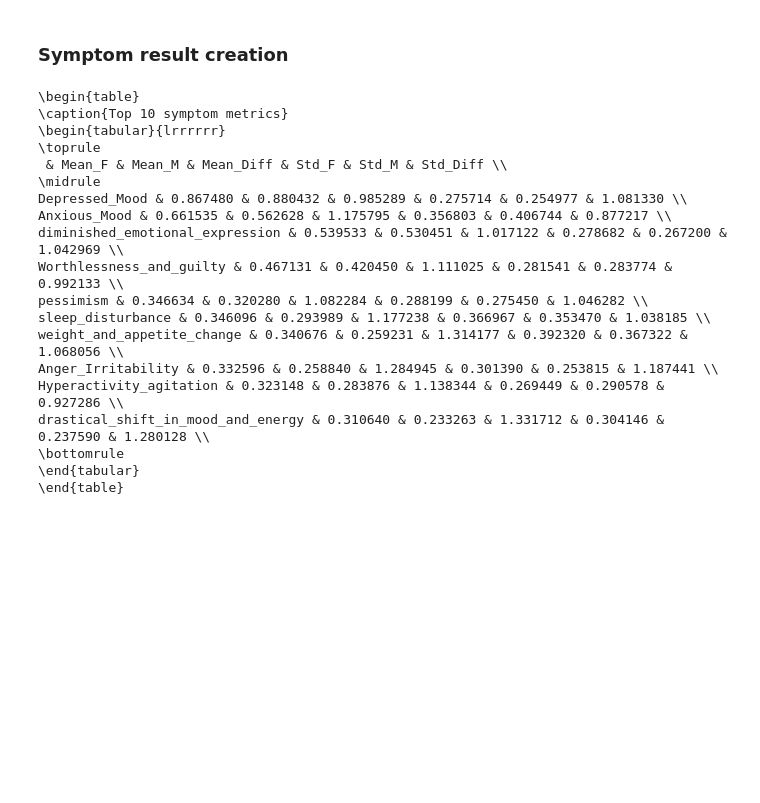
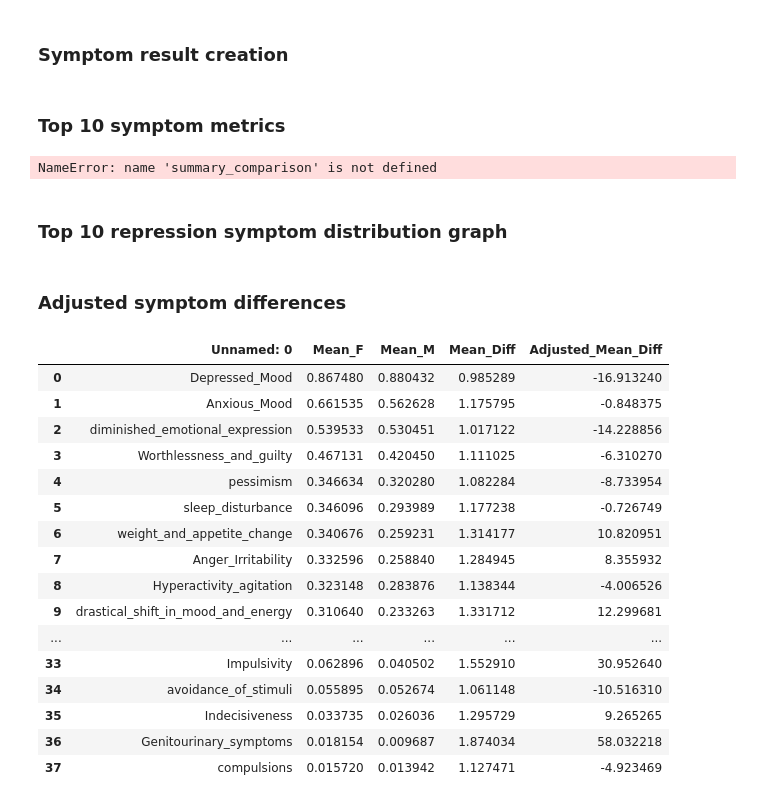
Before and after one commit to BramJanssen22/EMDD, a Jupyter notebook: D-vlog Result analysis/resultanalysis.ipynb, the cells around one changed output. Saved outputs shown, nothing was run; the diff lists cells and outputs as text; code cells hidden in the pictures; blank space fills up the shorter version.

Commit message:
Per symptom analysis as well as graphing updates

```diff
--- a/D-vlog Result analysis/resultanalysis.ipynb
+++ b/D-vlog Result analysis/resultanalysis.ipynb
@@ -120,6 +120,8 @@ comparison_columns = ['Mean_F', 'Mean_M','Mean_Diff',
 summary_comparison = merged_data[comparison_columns]
 
 summary_comparison.to_csv(f'{label}comparison.csv')
+# %% [markdown]
+### Top 10 symptom metrics
 # %%
 # Creating ranked comparison
 sorted_valuesF = summary_comparison.sort_values(by='Mean_F', ascending=False)
@@ -130,28 +132,12 @@ sorted_valuesM['ranking_M'] = range(1,39)
 
 
 merged = sorted_valuesM.merge(sorted_valuesF[['ranking_F']], left_index=True, right_index=True, how='right')
-merged.to_csv('../data/results/symptomResults.csv')
+merged.to_csv('../data/results/depressedSymptomComparison.csv')
 
 print(merged[['Mean_F','Mean_M','Mean_Diff','Std_F', 'Std_M','Std_Diff']].head(10).to_latex(caption='Top 10 symptom metrics'))
 # %% [output]
-\begin{table}
-\caption{Top 10 symptom metrics}
-\begin{tabular}{lrrrrrr}
-\toprule
- & Mean_F & Mean_M & Mean_Diff & Std_F & Std_M & Std_Diff \\
-\midrule
-Depressed_Mood & 0.867480 & 0.880432 & 0.985289 & 0.275714 & 0.254977 & 1.081330 \\
-Anxious_Mood & 0.661535 & 0.562628 & 1.175795 & 0.356803 & 0.406744 & 0.877217 \\
-diminished_emotional_expression & 0.539533 & 0.530451 & 1.017122 & 0.278682 & 0.267200 & 1.042969 \\
-Worthlessness_and_guilty & 0.467131 & 0.420450 & 1.111025 & 0.281541 & 0.283774 & 0.992133 \\
-pessimism & 0.346634 & 0.320280 & 1.082284 & 0.288199 & 0.275450 & 1.046282 \\
-sleep_disturbance & 0.346096 & 0.293989 & 1.177238 & 0.366967 & 0.353470 & 1.038185 \\
-weight_and_appetite_change & 0.340676 & 0.259231 & 1.314177 & 0.392320 & 0.367322 & 1.068056 \\
-Anger_Irritability & 0.332596 & 0.258840 & 1.284945 & 0.301390 & 0.253815 & 1.187441 \\
-Hyperactivity_agitation & 0.323148 & 0.283876 & 1.138344 & 0.269449 & 0.290578 & 0.927286 \\
-drastical_shift_in_mood_and_energy & 0.310640 & 0.233263 & 1.331712 & 0.304146 & 0.237590 & 1.280128 \\
-\bottomrule
-\end{tabular}
-\end{table}
+NameError: name 'summary_comparison' is not defined
+# %% [markdown]
+### Top 10 repression symptom distribution graph
 # %%
 df = pd.read_json(f'../data/vectorData/TestspacysmVectors.json',orient='records', lines=True)
@@ -176,3 +163,28 @@ fig.update_traces(quartilemethod="inclusive")
 
 # Display the figure
 fig.show()
+# %% [markdown]
+### Adjusted symptom differences
+# %%
+df = pd.read_csv('../data/results/depressedSymptomComparison.csv')
+df['Adjusted_Mean_Diff'] = (df['Mean_Diff'] / df['Mean_Diff'].mean() * 100) - 100
+
+display(df[['Unnamed: 0','Mean_F','Mean_M','Mean_Diff','Adjusted_Mean_Diff']])
+# %% [output]
+|  | Unnamed: 0 | Mean_F | Mean_M | Mean_Diff | Adjusted_Mean_Diff |
+| 0 | Depressed_Mood | 0.867480 | 0.880432 | 0.985289 | -16.913240 |
+| 1 | Anxious_Mood | 0.661535 | 0.562628 | 1.175795 | -0.848375 |
+| 2 | diminished_emotional_expression | 0.539533 | 0.530451 | 1.017122 | -14.228856 |
+| 3 | Worthlessness_and_guilty | 0.467131 | 0.420450 | 1.111025 | -6.310270 |
+| 4 | pessimism | 0.346634 | 0.320280 | 1.082284 | -8.733954 |
+| 5 | sleep_disturbance | 0.346096 | 0.293989 | 1.177238 | -0.726749 |
+| 6 | weight_and_appetite_change | 0.340676 | 0.259231 | 1.314177 | 10.820951 |
+| 7 | Anger_Irritability | 0.332596 | 0.258840 | 1.284945 | 8.355932 |
+| 8 | Hyperactivity_agitation | 0.323148 | 0.283876 | 1.138344 | -4.006526 |
+| 9 | drastical_shift_in_mood_and_energy | 0.310640 | 0.233263 | 1.331712 | 12.299681 |
+| ... | ... | ... | ... | ... | ... |
+| 33 | Impulsivity | 0.062896 | 0.040502 | 1.552910 | 30.952640 |
+| 34 | avoidance_of_stimuli | 0.055895 | 0.052674 | 1.061148 | -10.516310 |
+| 35 | Indecisiveness | 0.033735 | 0.026036 | 1.295729 | 9.265265 |
+| 36 | Genitourinary_symptoms | 0.018154 | 0.009687 | 1.874034 | 58.032218 |
+| 37 | compulsions | 0.015720 | 0.013942 | 1.127471 | -4.923469 |
```
Also changed, not shown: parts of 2 cells of this notebook, 3 other files.
